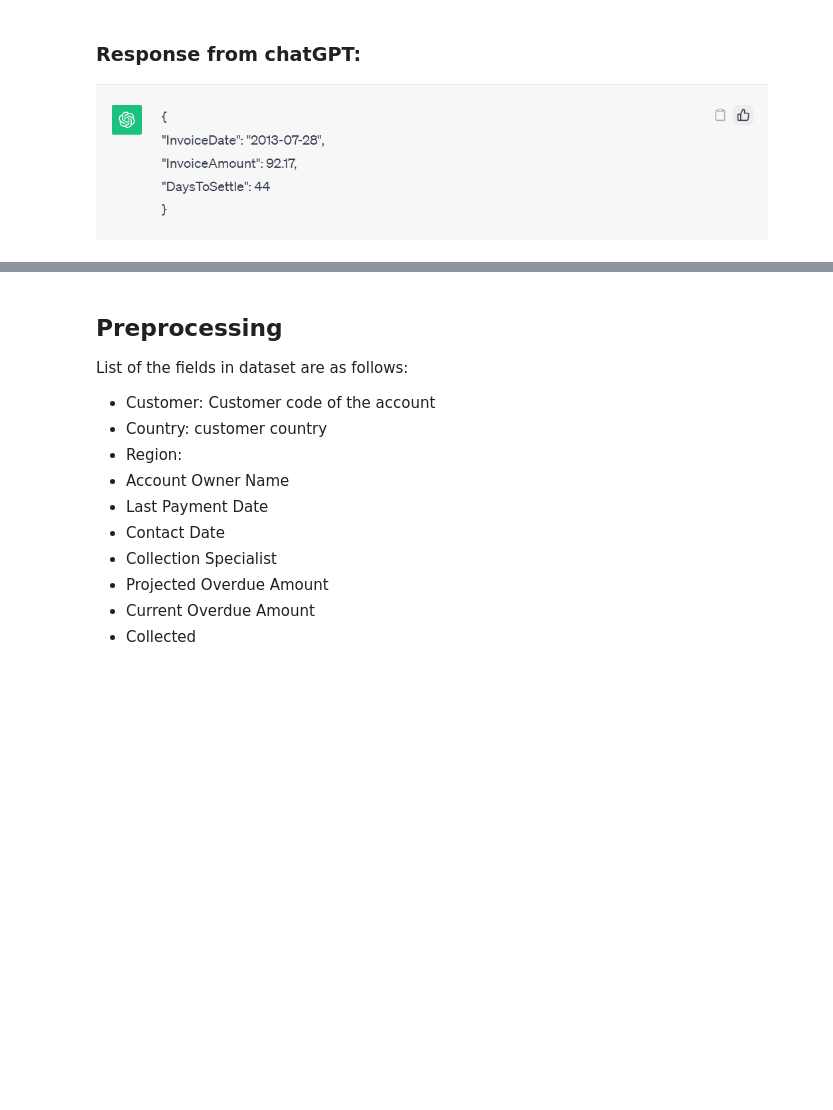
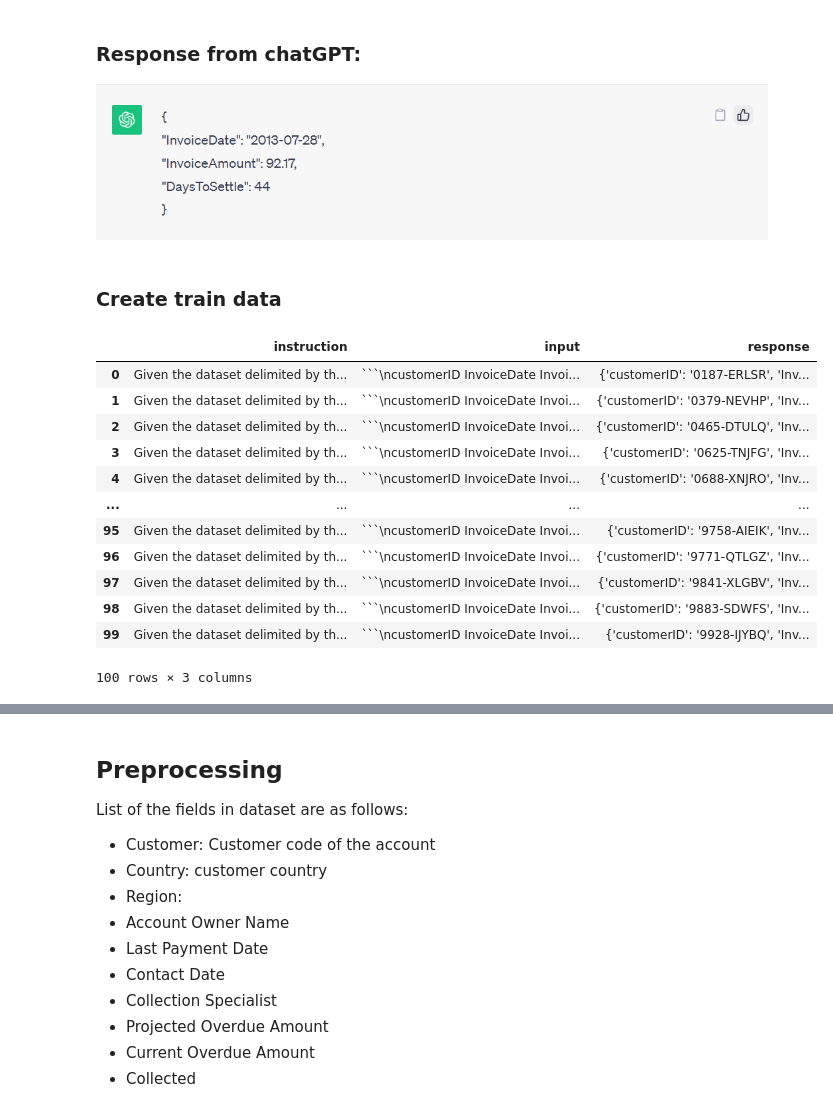
Before and after one commit to MengOonLee/AccountReceivable, a Jupyter notebook: Workflow/InvoicePayment/Forecasting.ipynb, the cells around one changed output, grey strips where cells are left out. Saved outputs shown, nothing was run; the diff lists cells and outputs as text; code cells hidden in the pictures; blank space fills up the shorter version.

````diff
--- a/Workflow/InvoicePayment/Forecasting.ipynb
+++ b/Workflow/InvoicePayment/Forecasting.ipynb
@@ -116,46 +120,59 @@ prompt
 # %% [markdown]
 ### Response from chatGPT:
 ![Screenshot 2023-10-17 184744.png](embedded-picture-1)
+# %% [markdown]
+### Create train data
 # %%
 import os
 import pandas as pd
 
-def create_train_sample(x):
+def create_train_df(x):
     d = {}
     d['instruction'] = f"""\
 Given the dataset delimited by the triple backticks, forecast number of days \
-client {x['customerID'][-2:].values[0]} will take for the payment of an \
-invoice dated {x['InvoiceDate'][-2:].values[0]} with an amount \
-{x['InvoiceAmount'][-2:].values[0]} to be settled. \
+client {x['customerID'][-2:-1].values[0]} will take for the payment of an \
+invoice dated {x['InvoiceDate'][-2:-1].values[0]} with an amount \
+{x['InvoiceAmount'][-2:-1].values[0]} to be settled. \
 Return the answer in JSON format, containing four keys: \
 'customerID', 'InvoiceDate', 'InvoiceAmount' and 'DaysToSettle'. \
 Return only the forecast, not the Python code.\
 """
-    d['input'] = f"""\
-```{x[:-2].to_string(index=False)}```\
-"""
-    d['output'] = {f"""\
-"customerID":{x['customerID'][-2:].values[0]}, \
-"InvoiceDate":{x['InvoiceDate'][-2:].values[0]}, \
-"InvoiceAmount":{x['InvoiceAmount'][-2:].values[0]}, \
-"DaysToSettle":{x['DaysToSettle'][-2:].values[0]}\
-"""}
+    d['input'] = f"""```
+{x[:-2].to_string(index=False)}
+```"""
+    d['response'] = {
+        "customerID":f"{x['customerID'][-2:-1].values[0]}",
+        "InvoiceDate":f"{x['InvoiceDate'][-2:-1].values[0]}",
+        "InvoiceAmount":x['InvoiceAmount'][-2:-1].values[0],
+        "DaysToSettle":x['DaysToSettle'][-2:-1].values[0]
+    }
 
-    return pd.Series(d, index=['instruction', 'input', 'output'])
+    return pd.Series(d, index=['instruction', 'input', 'response'])
 
-df_train_sample = df_invoice.copy()\
+df_train = df_invoice.copy()\
     .sort_values(by=['customerID', 'InvoiceDate'])\
     .groupby('customerID')\
-    .apply(create_train_sample)\
+    .apply(create_train_df)\
     .reset_index()\
     .drop(columns=['customerID'])
 
-js_train_sample = df_train_sample.to_json(orient='records', lines=True)\
-    .splitlines()
-
 # Saving as a JSON file
 output_dir = './Data/Output'
-output_sample = 'train_sample.json'
-with open(os.path.join(output_dir, output_sample), 'w') as f:
-    for line in js_train_sample:
-        f.write(f"{line}\n")
+output_csv = 'train.csv'
+df_train.to_csv(os.path.join(output_dir, output_csv), index=False)
+
+display(df_train)
+# %% [output]
+|  | instruction | input | response |
+| 0 | Given the dataset delimited by th... | ```\ncustomerID InvoiceDate Invoi... | {'customerID': '0187-ERLSR', 'Inv... |
+| 1 | Given the dataset delimited by th... | ```\ncustomerID InvoiceDate Invoi... | {'customerID': '0379-NEVHP', 'Inv... |
+| 2 | Given the dataset delimited by th... | ```\ncustomerID InvoiceDate Invoi... | {'customerID': '0465-DTULQ', 'Inv... |
+| 3 | Given the dataset delimited by th... | ```\ncustomerID InvoiceDate Invoi... | {'customerID': '0625-TNJFG', 'Inv... |
+| 4 | Given the dataset delimited by th... | ```\ncustomerID InvoiceDate Invoi... | {'customerID': '0688-XNJRO', 'Inv... |
+| ... | ... | ... | ... |
+| 95 | Given the dataset delimited by th... | ```\ncustomerID InvoiceDate Invoi... | {'customerID': '9758-AIEIK', 'Inv... |
+| 96 | Given the dataset delimited by th... | ```\ncustomerID InvoiceDate Invoi... | {'customerID': '9771-QTLGZ', 'Inv... |
+| 97 | Given the dataset delimited by th... | ```\ncustomerID InvoiceDate Invoi... | {'customerID': '9841-XLGBV', 'Inv... |
+| 98 | Given the dataset delimited by th... | ```\ncustomerID InvoiceDate Invoi... | {'customerID': '9883-SDWFS', 'Inv... |
+| 99 | Given the dataset delimited by th... | ```\ncustomerID InvoiceDate Invoi... | {'customerID': '9928-IJYBQ', 'Inv... |
+100 rows × 3 columns
````
Also changed, not shown: parts of 11 cells of this notebook.
